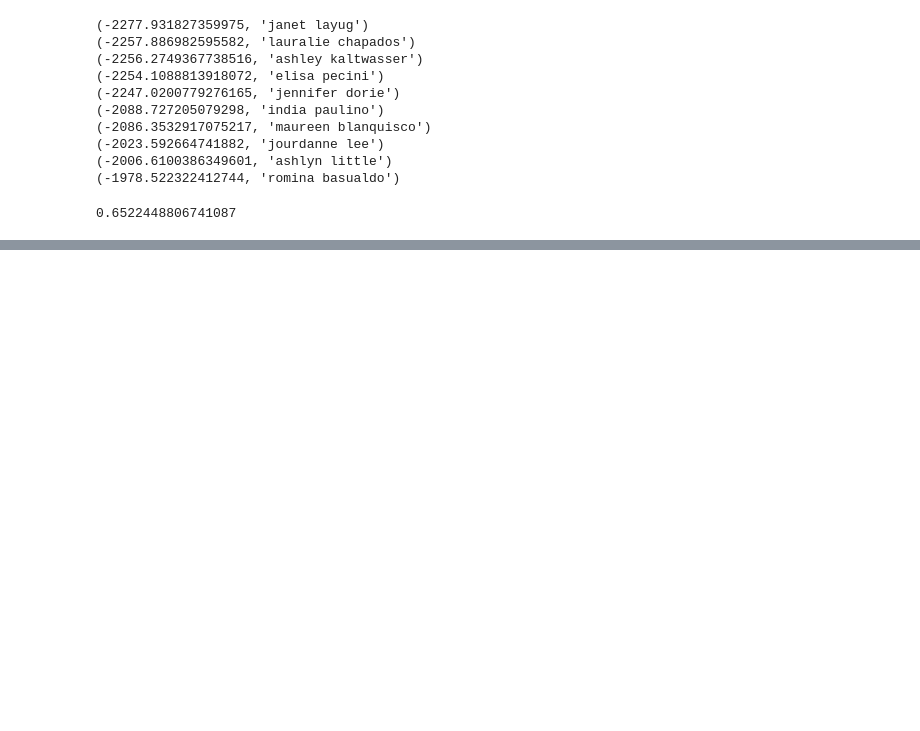
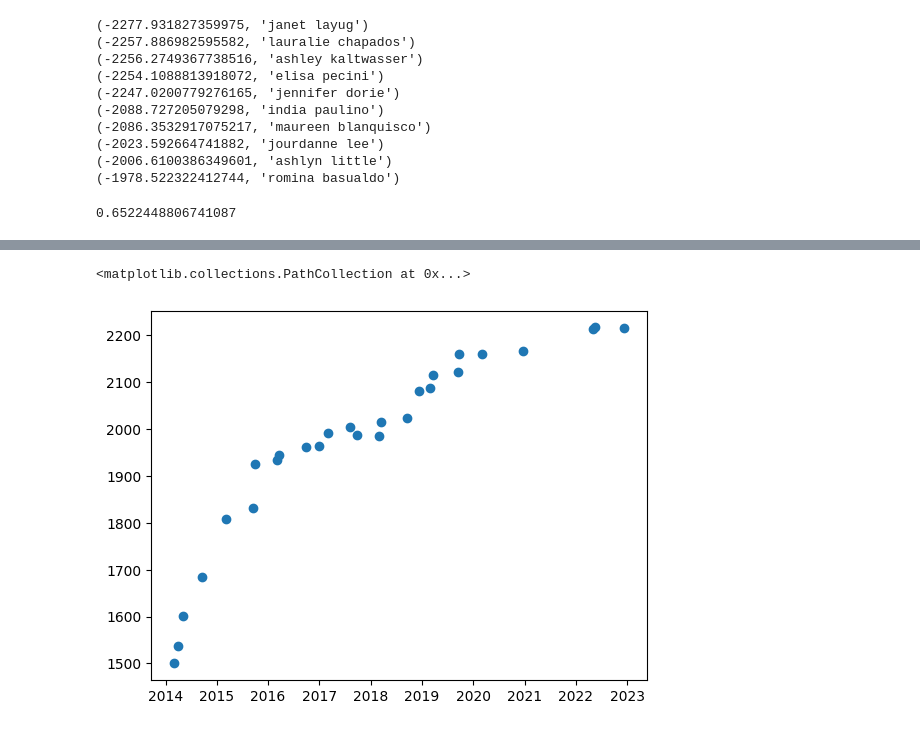
Before and after one commit to andrei-prokhorov/bodybuilding-ranking, a Jupyter notebook: elo_rating.ipynb, the cells around one changed output, grey strips where cells are left out. Drawn from its saved outputs; the diff is of its cells as text; code cells hidden in the pictures; blank space fills up the shorter version.

```diff
--- a/elo_rating.ipynb
+++ b/elo_rating.ipynb
@@ -30,7 +54,9 @@ df_merge = pd.merge(df_pro,
 # %%
 df_merge = df_merge[df_merge['placing_winner'] < df_merge['placing_loser']]
+df_merge_open = df_merge_open[df_merge_open['placing_winner'] < df_merge_open['placing_loser']]
 # %%
-df_merge = df_merge[['competitor_name_winner', 'placing_winner', 'competitor_name_loser', 'placing_loser', 'contest_date', 'contest_name', 'division']]
+df_merge = df_merge[['competitor_name_winner', 'placing_winner', 'competitor_name_loser', 'placing_loser', 'contest_date', 'contest_name', 'division', 'class']]
+df_merge_open = df_merge_open[['competitor_name_winner', 'placing_winner', 'competitor_name_loser', 'placing_loser', 'contest_date', 'contest_name', 'division']]
 # %%
 df_merge.head()
 # %% [output]
@@ -157,0 +180,21 @@ competitors['ashley kaltwasser'].win_probs(competitors['jennifer dorie'])
+# %%
+df_pro_open = df_pro_open.sort_values(by='contest_date', ascending=True)
+# %%
+competitors_open = {}
+
+for contest_date in df_pro_open['contest_date'].unique():
+    for index, row in df_pro_open[df_pro_open['contest_date'] == contest_date].iterrows():
+
+        if row['competitor_name'] not in competitors_open:
+            competitors_open[row['competitor_name']] = Elo()
+
+        df_pro_open.loc[index, 'elo_rating'] = competitors_open[row['competitor_name']].elo
+
+    for index, row in df_merge_open[df_merge_open['contest_date'] == contest_date].iterrows():
+        winner = row['competitor_name_winner']
+        loser = row['competitor_name_loser']
+        rank_diff = row['placing_loser'] - row['placing_winner']
+
+        competitors_open[winner].play_game(competitors_open[loser], rank_diff)
+
+df_pro_open['elo_percentile'] = df_pro_open.groupby(['contest_date', 'contest_name', 'division']).elo_rating.rank(pct=True)
@@ -157,0 +212,6 @@ competitors['ashley kaltwasser'].win_probs(competitors['jennifer dorie'])
+# %%
+plt.scatter(df_pro_open[df_pro_open['competitor_name'] == 'janet layug']['contest_date'],
+            df_pro_open[df_pro_open['competitor_name'] == 'janet layug']['elo_rating'])
+# %% [output]
+<matplotlib.collections.PathCollection at 0x...>
+[figure, added]
```
Also changed, not shown: parts of 26 cells of this notebook.
